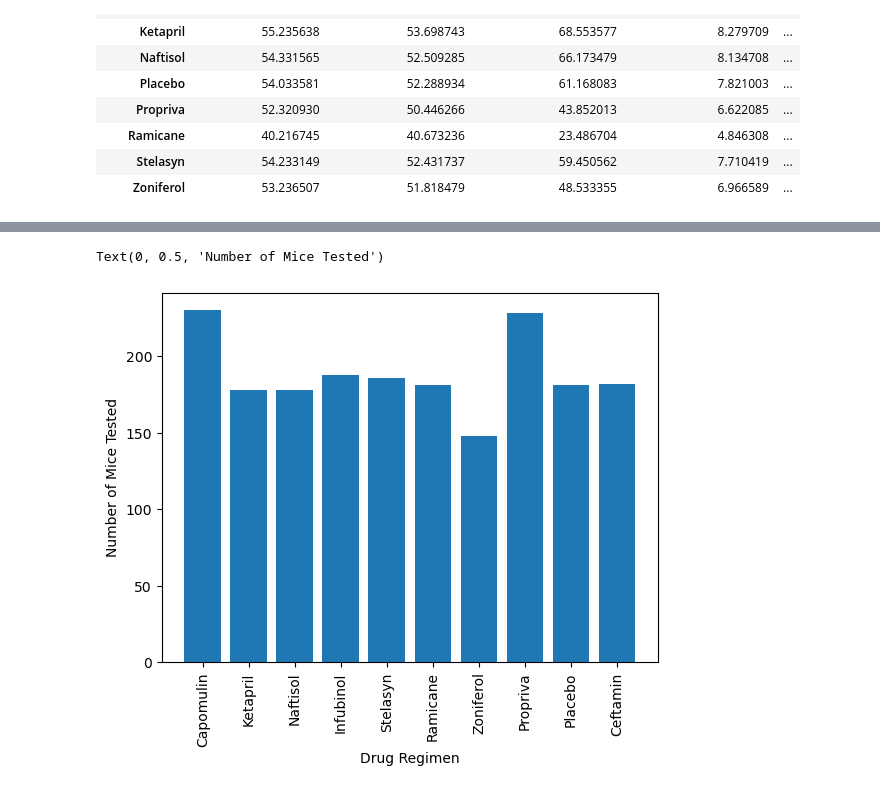
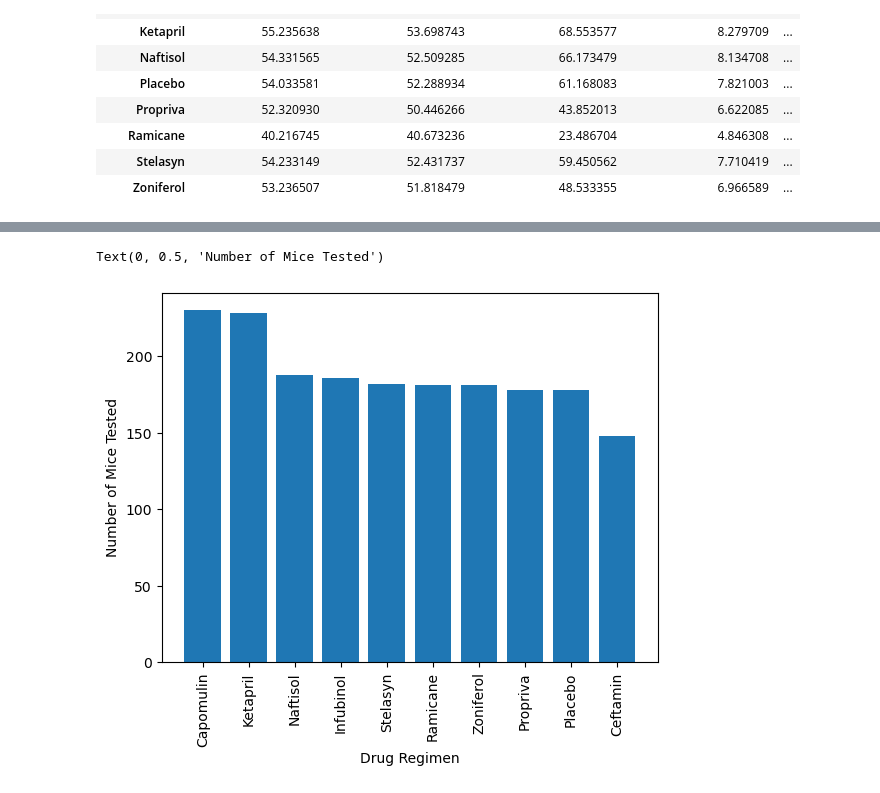
Before and after one commit to bec-n/matplotlib-challenge, a Jupyter notebook: Pymaceuticals.ipynb, the cells around one changed output, grey strips where cells are left out. Drawn from its saved outputs; the diff is of its cells as text; code cells hidden in the pictures.

```diff
--- a/Pymaceuticals.ipynb
+++ b/Pymaceuticals.ipynb
@@ -163,16 +171,18 @@ SyntaxError: invalid syntax (2779441839.py, line 2)
 # %%
-# Generate a bar plot showing the total number of timepoints for all mice tested for each drug regimen using pyplot.
+# Generate a bar plot showing the total number of timepoints for all mice tested for each
+# drug regimen using pyplot.
 drug = clean_df["Drug Regimen"].unique()
 x_axis = np.arange(len(drug))
-timepoints = clean_df.groupby('Drug Regimen')['Timepoint'].count()
+timepoints = clean_df.groupby("Drug Regimen")["Timepoint"].count()
+timepoints = timepoints.sort_values(ascending=False)
 
 tick_locations = [value for value in x_axis]
 plt.xticks(tick_locations, drug, rotation="vertical")
 
 plt.bar(x_axis, timepoints, align="center")
 
 plt.xlabel("Drug Regimen")
 plt.ylabel("Number of Mice Tested")
 # %% [output]
 Text(0, 0.5, 'Number of Mice Tested')
-[figure, old version]
+[figure, new version]
```
Also changed, not shown: parts of 13 cells of this notebook.
